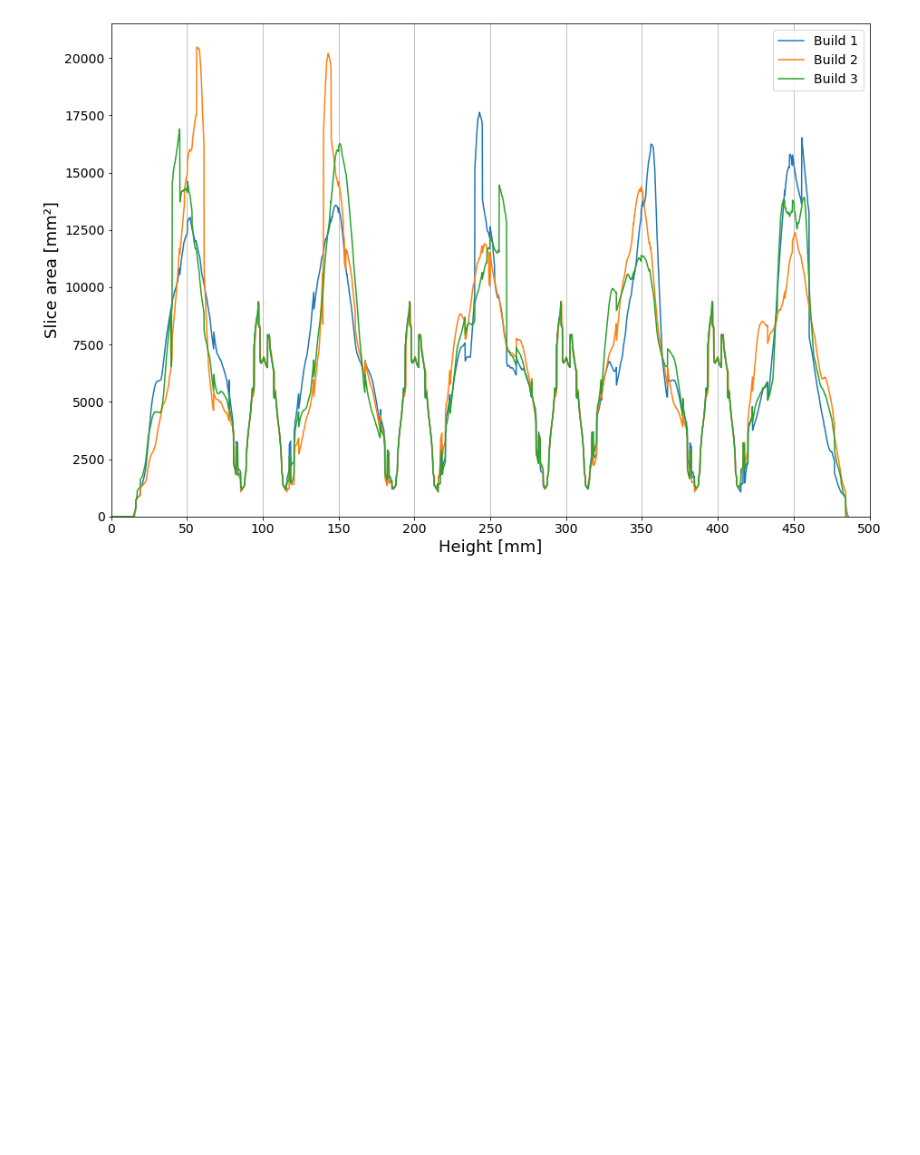
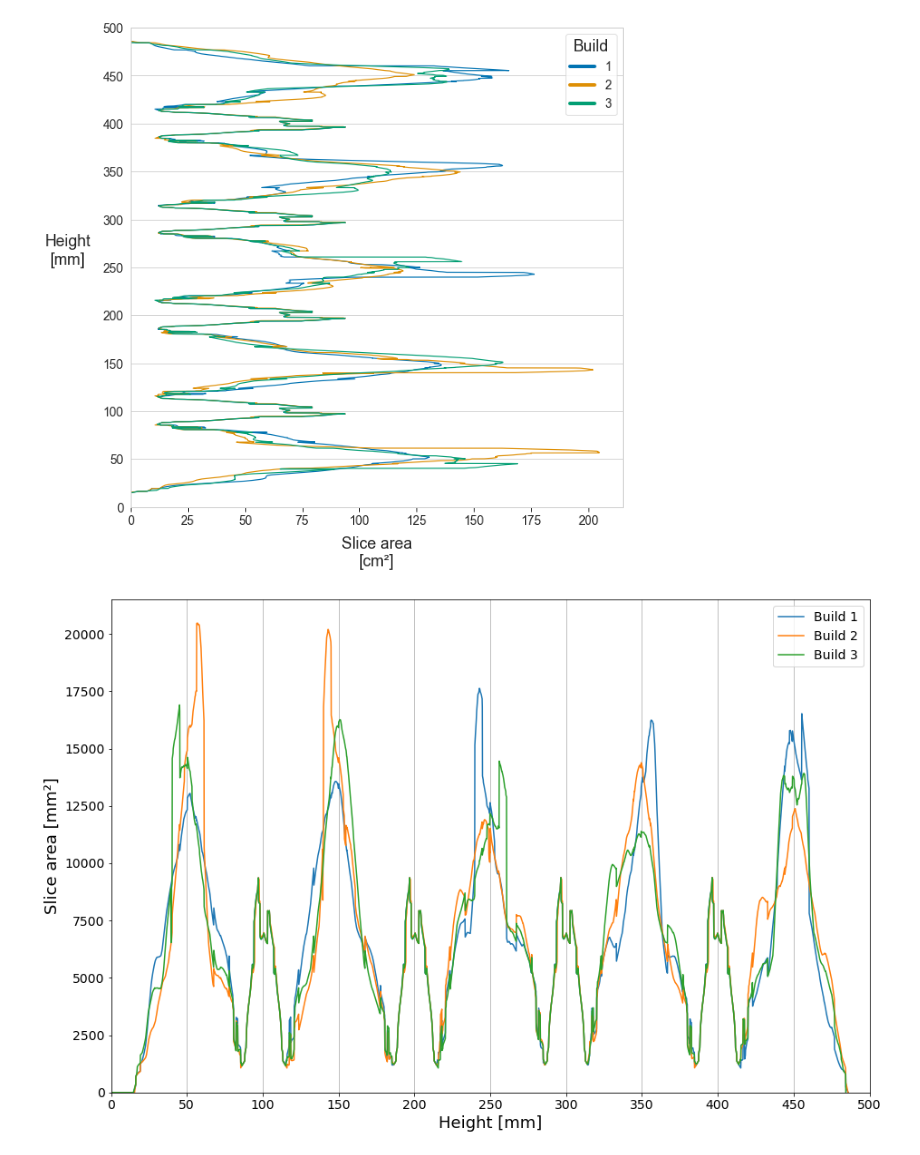
Before and after one commit to TheThorb/Leirmo_Exp1_Publication1, a Jupyter notebook: 00_Slice_distribution.ipynb, the cells around one changed output. Drawn from its saved outputs; the diff is of its cells as text; code cells hidden in the pictures; blank space fills up the shorter version.

Commit message:
Ready to merge
Completed plots, cleaned and commented to prepare for merge with master branch.

```diff
--- a/00_Slice_distribution.ipynb
+++ b/00_Slice_distribution.ipynb
@@ -49,3 +27,98 @@ df_sphere = pd.read_csv("data/Slice_distribution_spheres.csv", sep=';')
+# %%
+"""
+Create figure with the slice distribution of all three builds in a single plot
+
+"""
+
+## Load data
+# The slice distribution of each build
+df_b1 = pd.read_csv("data/Slice_distribution_build1.csv", sep=';')
+df_b2 = pd.read_csv("data/Slice_distribution_build2.csv", sep=';')
+df_b3 = pd.read_csv("data/Slice_distribution_build3.csv", sep=';')
+
+
+## Create a single dataframe for all three builds
+# Use the first build as a foundation
+df = df_b1.rename(columns={"Total slice surface (mmý)": "Build 1"})
+
+# Add the other two build to the dataframe
+df.insert(2, "Build 2", df_b2['Total slice surface (mmý)'])
+df.insert(3, "Build 3", df_b3['Total slice surface (mmý)'])
+
+# Convert height to negative numbers. This will be reverted later during transform
+df['Height (mm)'] = -df['Height (mm)']
+
+# Convert to cm²
+for i in [1, 2, 3]: df['Build {}'.format(i)] = df['Build {}'.format(i)] / 100
+
+# Set the height as index
+df.set_index('Height (mm)', inplace=True)
+
+
+## Define parameters for figure
+# Definition for font size
+large = 24
+medium = 18
+small = 14
+x_small = 12
+
+
+## Plot data using matplotlib
+# Seaborn theme
+sns.set_theme(context='paper', style='whitegrid', font_scale=1.2)
+
+# Define colors
+colors = sns.color_palette('colorblind')
+
+# Define the figure
+fig, ax = plt.subplots(nrows=1, ncols=1, figsize=(10, 10))
+
+# Define transformation parameters for plotting data
+base = ax.transData
+rot = transforms.Affine2D().rotate_deg(-90)
+
+# Create the lineplot
+for i in range(len(df.columns)):
+    plt.plot(df.iloc[:,i], color=colors[i], transform=rot + base)
+
+
+## Configure legend
+# Define legend elements
+legend_elements = []
+
+for i in range(len(df.columns)):
+    legend_elements.append(Line2D([0], [0], color=colors[i], lw=4, label=i+1))
+
+# Create legend with title and elements
+ax.legend(title="Build", loc='upper right', title_fontsize=medium, fontsize=small, fancybox=True, handles=legend_elements)
+
+
+## Configure axes
+# Set labels for axes
+ax.set_xlabel("Slice area\n[cm²]", fontsize=medium, labelpad=10)
+ax.set_ylabel("Height\n[mm]", fontsize=medium, labelpad=40, rotation='horizontal')
+
+# Set label size
+ax.tick_params(labelsize=small, bottom=True)
+
+# Define the bounds of the axes
+ax.set_xbound(lower=0)
+ax.set_ybound(lower=0, upper=500)
+
+# Set ticks for every 50 mm height
+ax.set_yticks(list(range(0, 501, 50)))
+
+# Set grid lines for the y-axis
+ax.grid(axis='x')
+
+
+# Save figure
+# plt.savefig('plots/04.0_Slice_distribution_all_builds.jpg', dpi=300, bbox_inches='tight')
+
+# Display figure
+plt.show()
+# %% [output]
+[figure, added]
 # %%
 """
 Create figure with the slice distribution of all three builds in a single plot
```
Also changed, not shown: parts of 17 cells of this notebook.
